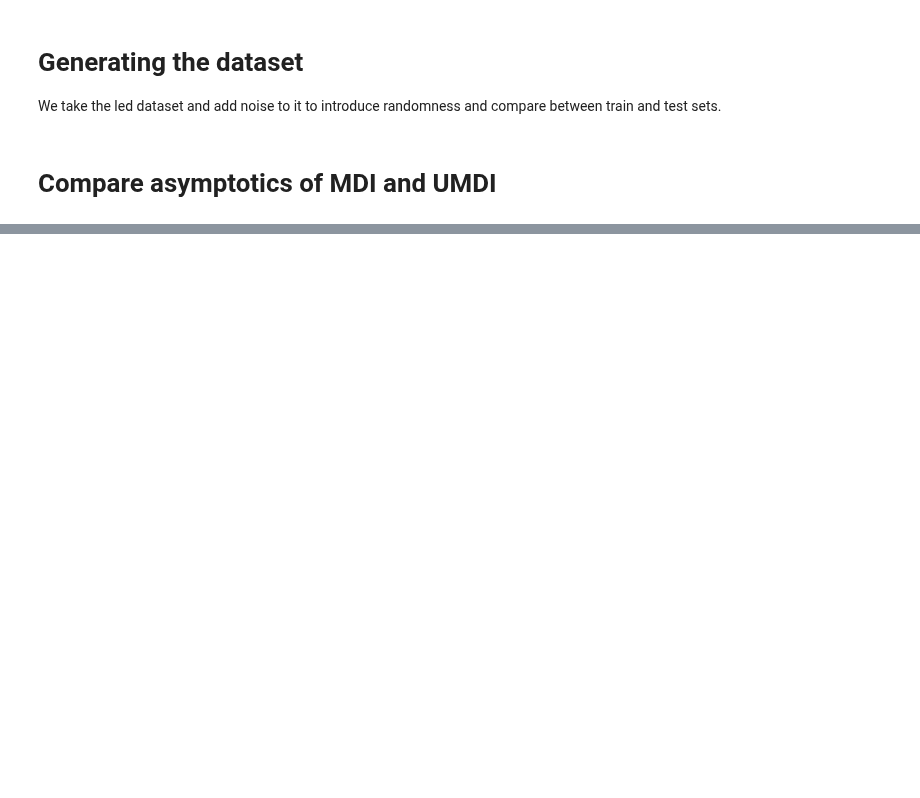
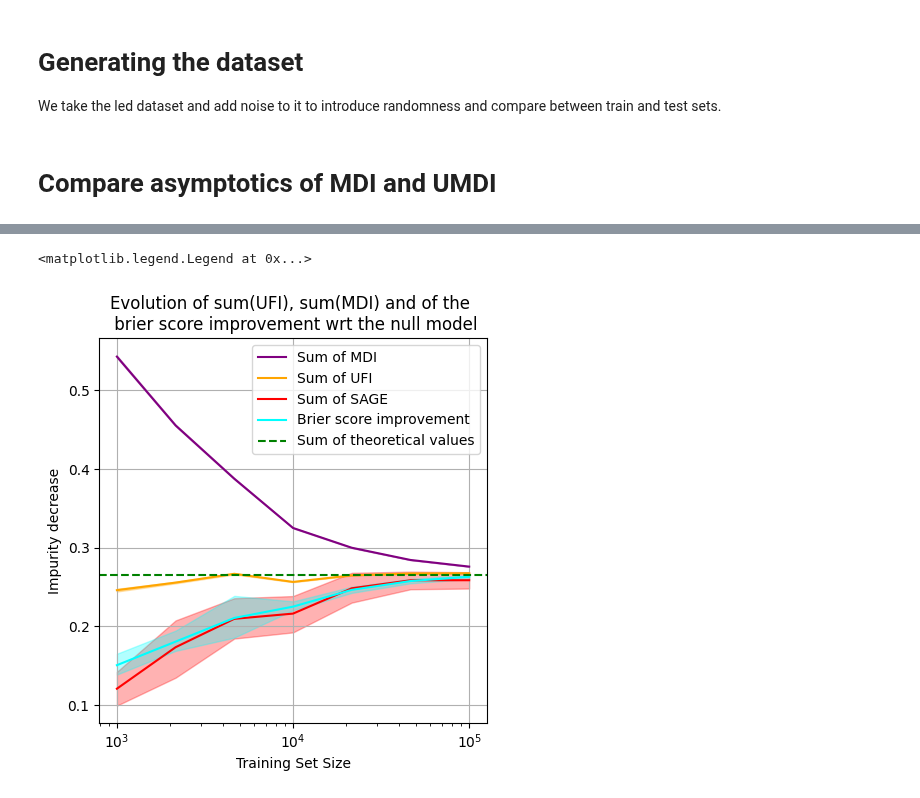
Before and after one commit to GaetandeCast/Internship, a Jupyter notebook: shapley_value_comparison/noised_led_experiment.ipynb, the cells around one changed output, grey strips where cells are left out. Drawn from its saved outputs; the diff is of its cells as text; code cells hidden in the pictures; blank space fills up the shorter version.

```diff
--- a/shapley_value_comparison/noised_led_experiment.ipynb
+++ b/shapley_value_comparison/noised_led_experiment.ipynb
@@ -518,0 +301,71 @@ plt.show()
+# %%
+mean_mdi_sum = np.zeros(len(train_sizes_largest))
+quantiles_mdi_sum = np.zeros((len(train_sizes_largest), 2))
+mean_umdi_sum = np.zeros(len(train_sizes_largest))
+quantiles_umdi_sum = np.zeros((len(train_sizes_largest), 2))
+mean_sage_sum = np.zeros(len(train_sizes_largest))
+quantiles_sage_sum = np.zeros((len(train_sizes_largest), 2))
+mean_brier = np.zeros(len(train_sizes_largest))
+quantiles_brier = np.zeros((len(train_sizes_largest), 2))
+
+for t_idx in range(len(train_sizes_largest)):
+    mean_umdi_sum[t_idx] = umdi_large_res[t_idx, :, :].sum(axis=-1).mean()
+    umdi_sum_bootstrap = bootstrap((umdi_large_res[t_idx, :, :].sum(axis=-1),), np.mean, confidence_level=0.95, method="percentile", rng=feat_idx*t_idx)
+    quantiles_umdi_sum[t_idx, :] = (umdi_sum_bootstrap.confidence_interval.low, umdi_sum_bootstrap.confidence_interval.high)
+
+    mean_mdi_sum[t_idx] = mdi_large_res[t_idx, :, :].sum(axis=-1).mean()
+    mdi_sum_bootstrap = bootstrap((mdi_large_res[t_idx, :, :].sum(axis=-1),), np.mean, confidence_level=0.95, method="percentile", rng=feat_idx*t_idx)
+    quantiles_mdi_sum[t_idx, :] = (mdi_sum_bootstrap.confidence_interval.low, mdi_sum_bootstrap.confidence_interval.high)
+
+    mean_sage_sum[t_idx] = sage_large_res[t_idx, :, :].sum(axis=-1).mean()
+    sage_sum_bootstrap = bootstrap((sage_large_res[t_idx, :, :].sum(axis=-1),), np.mean, confidence_level=0.95, method="percentile", rng=feat_idx*t_idx)
+    quantiles_sage_sum[t_idx, :] = (sage_sum_bootstrap.confidence_interval.low, sage_sum_bootstrap.confidence_interval.high)
+
+    mean_brier[t_idx] = brier_score_improvement[t_idx, :].mean()
+    brier_bootstrap = bootstrap((brier_score_improvement[t_idx, :],), np.mean, confidence_level=0.95, method="percentile", rng=t_idx)
+    quantiles_brier[t_idx, :] = (brier_bootstrap.confidence_interval.low, brier_bootstrap.confidence_interval.high)
+
+fig, axs = plt.subplots(1, 1, figsize=(5,5))
+axs.plot(train_sizes_largest, mean_mdi_sum, label="Sum of MDI", color='purple')
+axs.fill_between(
+    train_sizes_largest,
+    quantiles_mdi_sum[:, 0],
+    quantiles_mdi_sum[:, 1],
+    color='purple',
+    alpha=0.3,
+)
+axs.plot(train_sizes_largest, mean_umdi_sum, label="Sum of UFI", color='orange')
+axs.fill_between(
+    train_sizes_largest,
+    quantiles_umdi_sum[:, 0],
+    quantiles_umdi_sum[:, 1],
+    color='orange',
+    alpha=0.3,
+)
+axs.plot(train_sizes_largest, mean_sage_sum, label="Sum of SAGE", color='red')
+axs.fill_between(
+    train_sizes_largest,
+    quantiles_sage_sum[:, 0],
+    quantiles_sage_sum[:, 1],
+    color='red',
+    alpha=0.3,
+)
+axs.plot(train_sizes_largest, mean_brier, label="Brier score improvement", color='cyan')
+axs.fill_between(
+    train_sizes_largest,
+    quantiles_brier[:, 0],
+    quantiles_brier[:, 1],
+    color='cyan',
+    alpha=0.3,
+)
+axs.axhline(theoretical_value.sum(), ls="--", label="Sum of theoretical values", color="green")
+
+axs.set_xscale('log')
+axs.set_xlabel('Training Set Size')
+axs.set_ylabel('Impurity decrease')
+axs.set_title('Evolution of sum(UFI), sum(MDI) and of the \n brier score improvement wrt the null model')
+axs.grid(True)
+axs.legend()
+# %% [output]
+<matplotlib.legend.Legend at 0x...>
+[figure, added]
```
Also changed, not shown: parts of 17 cells of this notebook.
